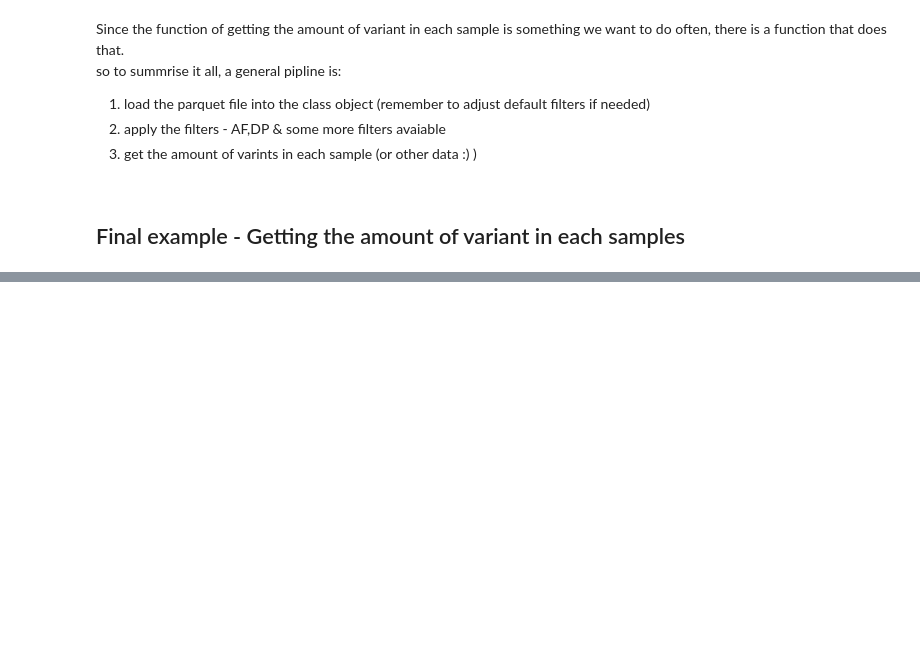
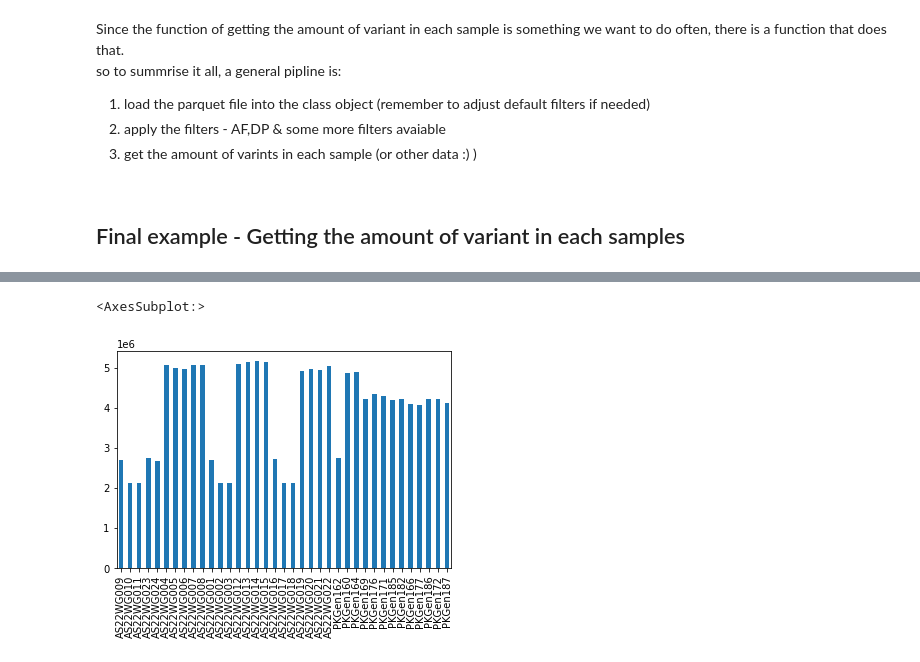
Before and after one commit to Toozig/gnomAD_df_class, a Jupyter notebook: sample_variant_count.ipynb, the cells around one changed output, grey strips where cells are left out. Cells and saved outputs as stored; diff of their text form; code cells hidden in the pictures; blank space fills up the shorter version.

```diff
--- a/sample_variant_count.ipynb
+++ b/sample_variant_count.ipynb
@@ -291,0 +310,5 @@ display(count_df)
+# %%
+count_df['all_variants'].plot.bar()
+# %% [output]
+<AxesSubplot:>
+[figure, added]
```
Also changed, not shown: parts of 9 cells of this notebook, 1 other file.
